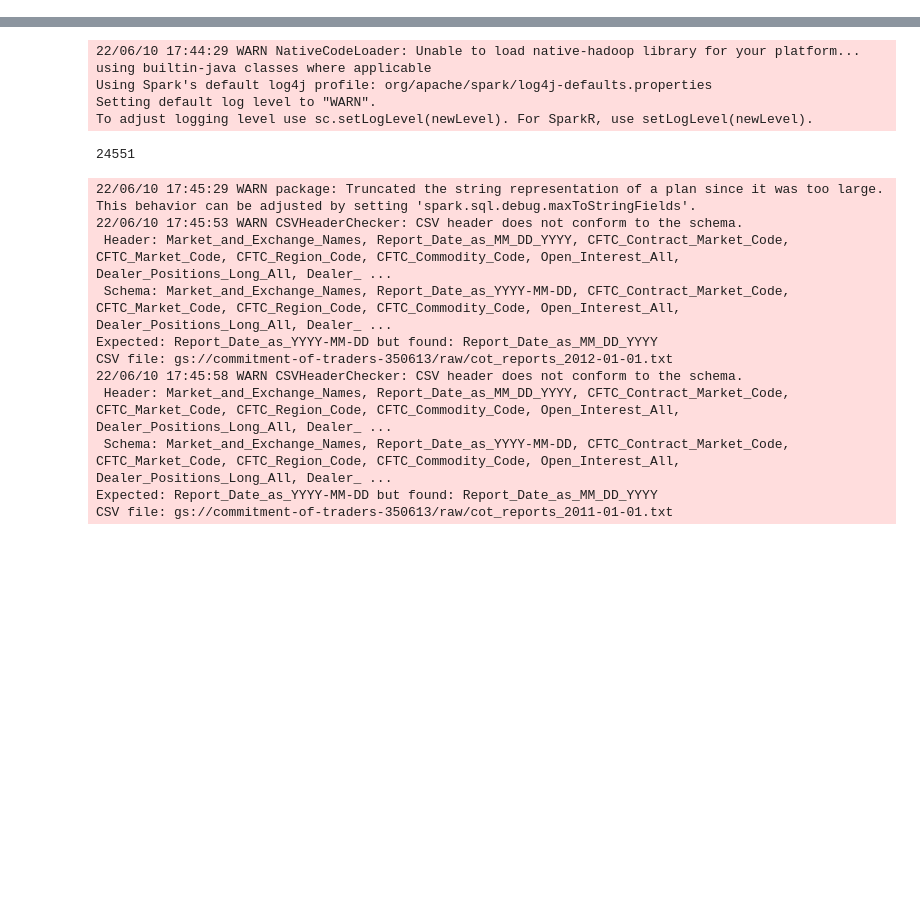
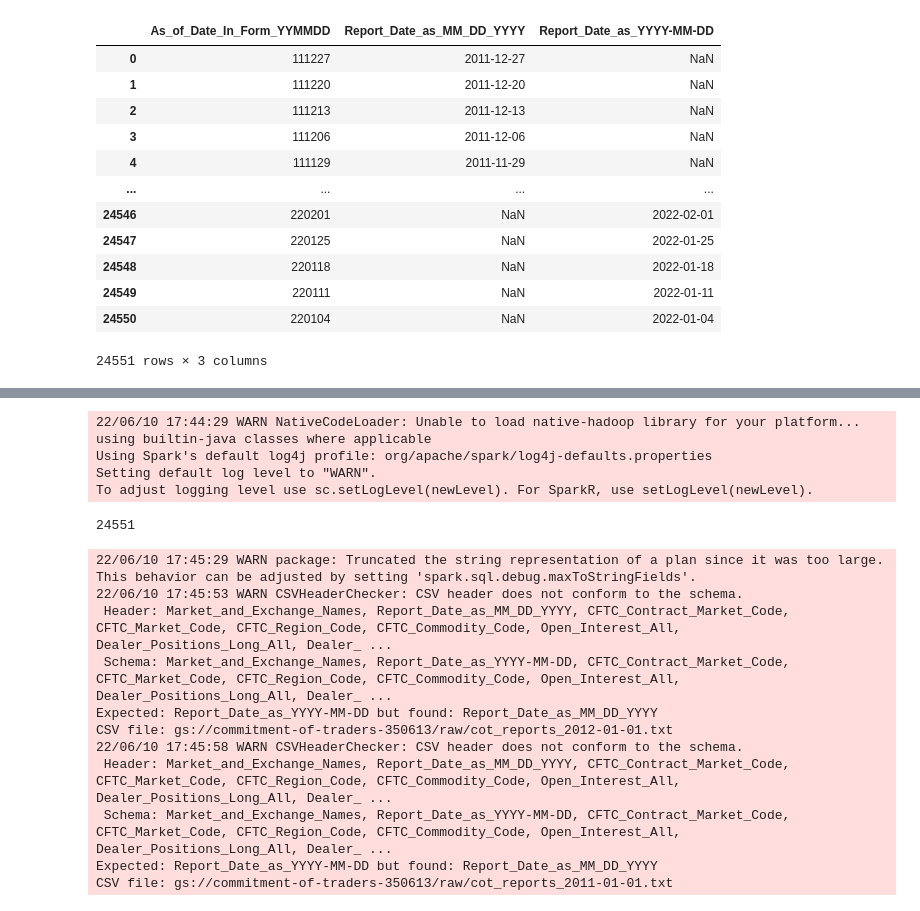
Before and after one commit to masakhwe/Commitment-of-Traders-COT-Analytics, a Jupyter notebook: cot.ipynb, the cells around one changed output, grey strips where cells are left out. Drawn from its saved outputs; the diff is of its cells as text; code cells hidden in the pictures; blank space fills up the shorter version.

```diff
--- a/cot.ipynb
+++ b/cot.ipynb
@@ -16,3 +19,5 @@ credentials_location = os.getenv('GCP_CREDENTIALS_LOCATION')
 gcp_bucket_name = os.getenv('GCP_BUCKET')
 gcp_temporary_bucket = os.getenv('GCP_TEMP_BUCKET')
 PROJECT_ID = os.getenv('GCP_PROJECT_ID')
+
+credentials = '/Users/Manu/google_credentials.json'
@@ -18,0 +30,9 @@ PROJECT_ID = os.getenv('GCP_PROJECT_ID')
+# %%
+# cot_reports_2022-06-10.txt
+cot = pd.DataFrame()
+print(f'shape of cot: {cot.shape}')
+current_year = date.today().year
+for yr in range(2011, current_year + 1):
+    path = f'gs://{gcp_bucket_name}/raw/cot_reports_{yr}-*.txt'
+    df = pd.read_csv(path, storage_options={"token": credentials})
+    cot = cot.append(df, ignore_index=True)
@@ -18,0 +68,16 @@ PROJECT_ID = os.getenv('GCP_PROJECT_ID')
+# %%
+cot[['As_of_Date_In_Form_YYMMDD', 'Report_Date_as_MM_DD_YYYY', 'Report_Date_as_YYYY-MM-DD']]
+# %% [output]
+|  | As_of_Date_In_Form_YYMMDD | Report_Date_as_MM_DD_YYYY | Report_Date_as_YYYY-MM-DD |
+| 0 | 111227 | 2011-12-27 | NaN |
+| 1 | 111220 | 2011-12-20 | NaN |
+| 2 | 111213 | 2011-12-13 | NaN |
+| 3 | 111206 | 2011-12-06 | NaN |
+| 4 | 111129 | 2011-11-29 | NaN |
+| ... | ... | ... | ... |
+| 24546 | 220201 | NaN | 2022-02-01 |
+| 24547 | 220125 | NaN | 2022-01-25 |
+| 24548 | 220118 | NaN | 2022-01-18 |
+| 24549 | 220111 | NaN | 2022-01-11 |
+| 24550 | 220104 | NaN | 2022-01-04 |
+24551 rows × 3 columns
```
Also changed, not shown: parts of 14 cells of this notebook, 3 other files.
